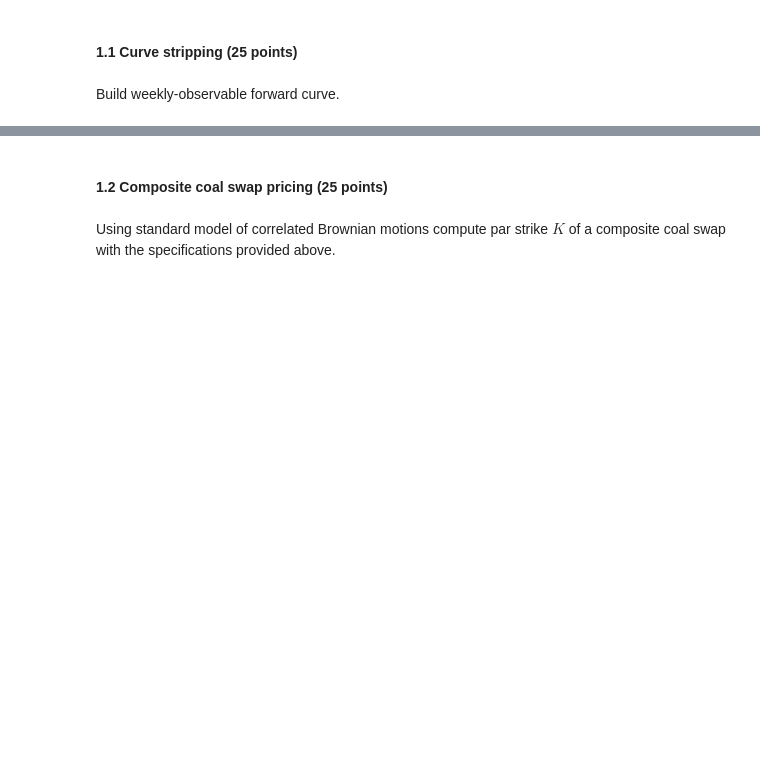
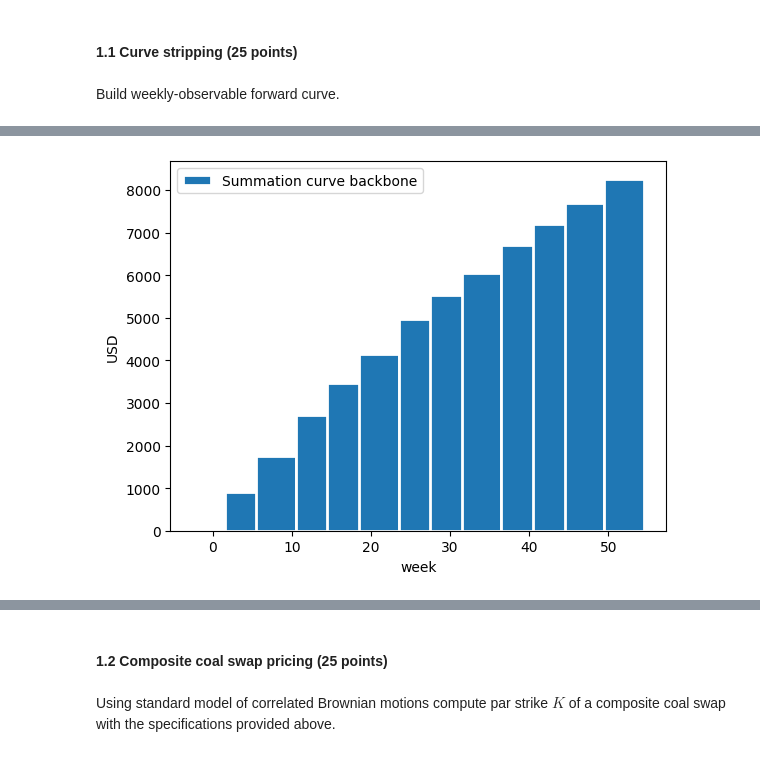
Before and after one commit to Cloda/Homeworks, a Jupyter notebook: VegaAppliedMathematicalFinance/Part2/AMFII_Lab3.ipynb, the cells around one changed output, grey strips where cells are left out. Cells and saved outputs as stored; diff of their text form; code cells hidden in the pictures; blank space fills up the shorter version.

```diff
--- a/VegaAppliedMathematicalFinance/Part2/AMFII_Lab3.ipynb
+++ b/VegaAppliedMathematicalFinance/Part2/AMFII_Lab3.ipynb
@@ -44,0 +99,11 @@ Build weekly-observable forward curve.
+# %%
+summation_curve_node = np.zeros(13)
+for i  in range(1,13):
+  summation_curve_node[i] = summation_curve_node[i-1] + F[i-1]*n[i-1]
+plt.bar(N_node, summation_curve_node, width=5, edgecolor="white", linewidth=2, label='Summation curve backbone')
+plt.xlabel("week")
+plt.ylabel("USD")
+plt.legend()
+plt.show()
+# %% [output]
+[figure, added]
```
Also changed, not shown: parts of 26 cells of this notebook, 1 other file.
